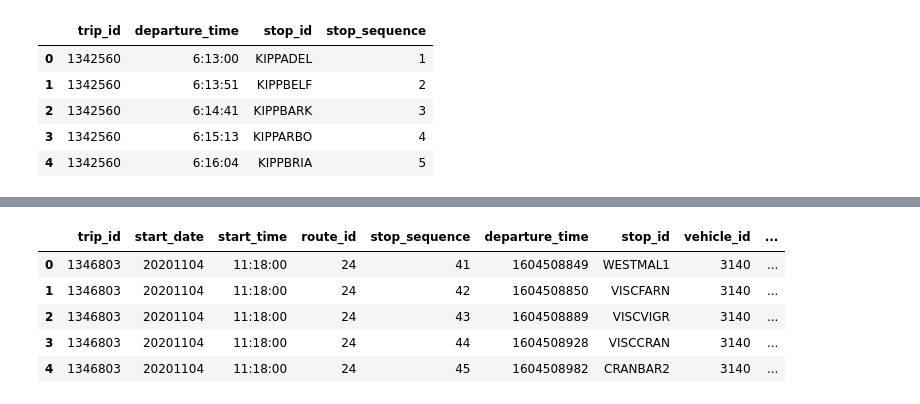
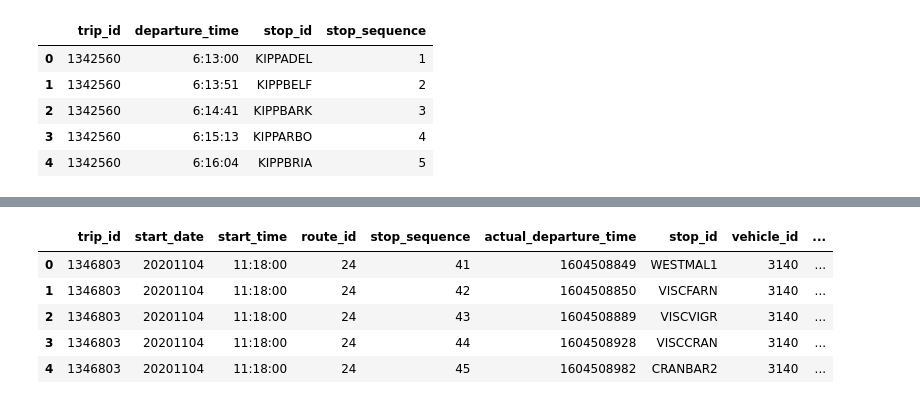
Before and after one commit to ningsongshen/public-transit-schedules, a Jupyter notebook: modelling/model.ipynb, the cells around one changed output, grey strips where cells are left out. Saved outputs shown, nothing was run; the diff lists cells and outputs as text; code cells hidden in the pictures.

```diff
--- a/modelling/model.ipynb
+++ b/modelling/model.ipynb
@@ -50,6 +50,7 @@ memory usage: 5.5+ MB
 # %%
 csv_path = RESULT_DIRECTORY + '/result.csv'
-actual_df = pd.read_csv(csv_path, sep=',', error_bad_lines=False, index_col=False, infer_datetime_format=True)
+actual_df = pd.read_csv(csv_path, sep=',', error_bad_lines=False, index_col=False)
+actual_df = actual_df.rename(columns={'departure_time': 'actual_departure_time'})
 actual_df.info()
 actual_df.head()
 # %% [output]
@@ -71,6 +72,6 @@ Data columns (total 10 columns):
 dtypes: object(10)
 memory usage: 365.5+ MB
-|  | trip_id | start_date | start_time | route_id | stop_sequence | departure_time | stop_id | vehicle_id | ... |
+|  | trip_id | start_date | start_time | route_id | stop_sequence | actual_departure_time | stop_id | vehicle_id | ... |
 | 0 | 1346803 | 20201104 | 11:18:00 | 24 | 41 | 1604508849 | WESTMAL1 | 3140 | ... |
 | 1 | 1346803 | 20201104 | 11:18:00 | 24 | 42 | 1604508850 | VISCFARN | 3140 | ... |
 | 2 | 1346803 | 20201104 | 11:18:00 | 24 | 43 | 1604508889 | VISCVIGR | 3140 | ... |
```
Also changed, not shown: parts of 5 cells of this notebook.
